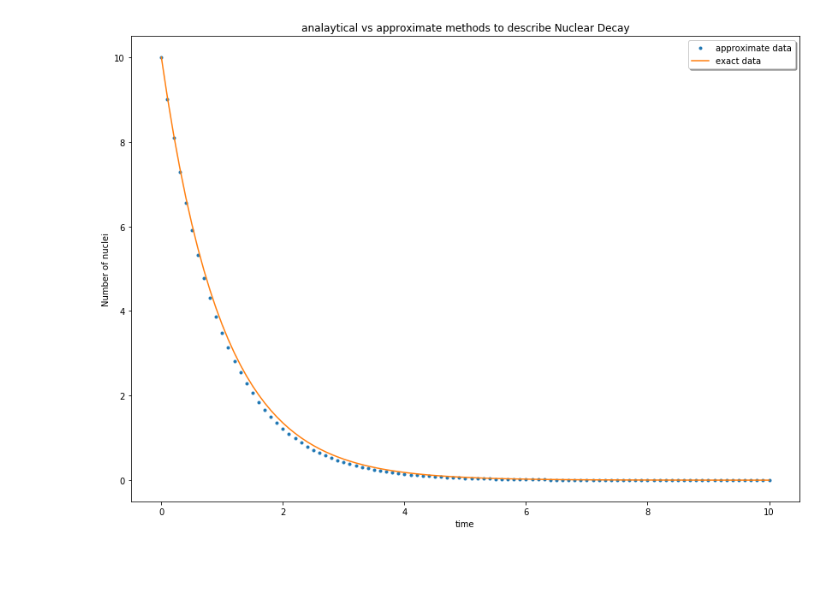
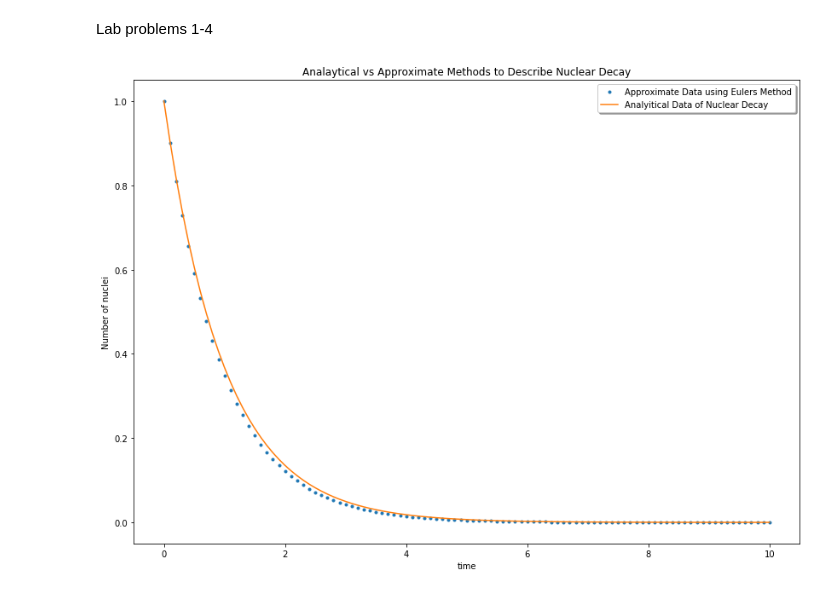
Before and after one commit to chan8005/Labs, a Jupyter notebook: Lab3/Lab3.ipynb, the cells around one changed output. Cells and saved outputs as stored; diff of their text form; code cells hidden in the pictures; blank space fills up the shorter version.

Commit message:
HW 10 Turn in
everything good except for last problem. will come to office hours

```diff
--- a/Lab3/Lab3.ipynb
+++ b/Lab3/Lab3.ipynb
@@ -1,3 +1,5 @@
+# %% [markdown]
+Lab problems 1-4
 # %%
 from math import exp
 from numpy import array
@@ -7,18 +9,20 @@ import matplotlib.pyplot as plt
 
 Range=100
 lamda=1
-initPop=10
+initPop=1
 tDelta=.1
 
 def Nanalytical(lamda, initPop,t):
     '''Calculates the number of nuclei at a given time t.
-    The arguments are time and returns the value of N(number of nuclei)'''
+    The arguments are lambda, inital population, andtime and returns the value of N(number of nuclei)'''
     return initPop*exp(-lamda*t)
 
 
 
 
 def Napprox(lamda, initPop,tDelta ):
+    '''Calculates the approximate number of nuclei using Eulers method at specific times.
+    '''
     N1=initPop
     approx=[initPop]
     for x in range(Range):
@@ -32,39 +36,41 @@ def Napprox(lamda, initPop,tDelta ):
 
 
 def time(tDelta):
+    '''Creates a list of times consistent with the time values used in the Napprox function.
+    Argument is the delta t value.'''
     t=0
     timelist=[0]
     for x in range(Range):
         t += tDelta
         timelist.append(t)
     return array(timelist,float)
     #print(time)
 
 
 approx = Napprox(lamda,initPop,tDelta)
 t = time(tDelta)
 
 
 Nexact=[]
 for x in t:
     N=Nanalytical(lamda,initPop,x)
     Nexact.append(N)
 
 
 
 
 #plotting
 plt.figure(figsize=(14, 10))
 
-plt.plot(t,approx,".", label= "approximate data")
-plt.plot(t,Nexact, label="exact data")
+plt.plot(t,approx,".", label= "Approximate Data using Eulers Method")
+plt.plot(t,Nexact, label="Analyitical Data of Nuclear Decay")
 
 plt.ylabel("Number of nuclei")
 plt.xlabel("time")
-plt.title("analaytical vs approximate methods to describe Nuclear Decay")
+plt.title("Analaytical vs Approximate Methods to Describe Nuclear Decay")
 
 legend = plt.legend(loc='upper right', shadow=True)
 plt.show()
 # %% [output]
-[figure, old version]
+[figure, new version]
 # %% [markdown]
```
Also changed, not shown: parts of 8 cells of this notebook.
